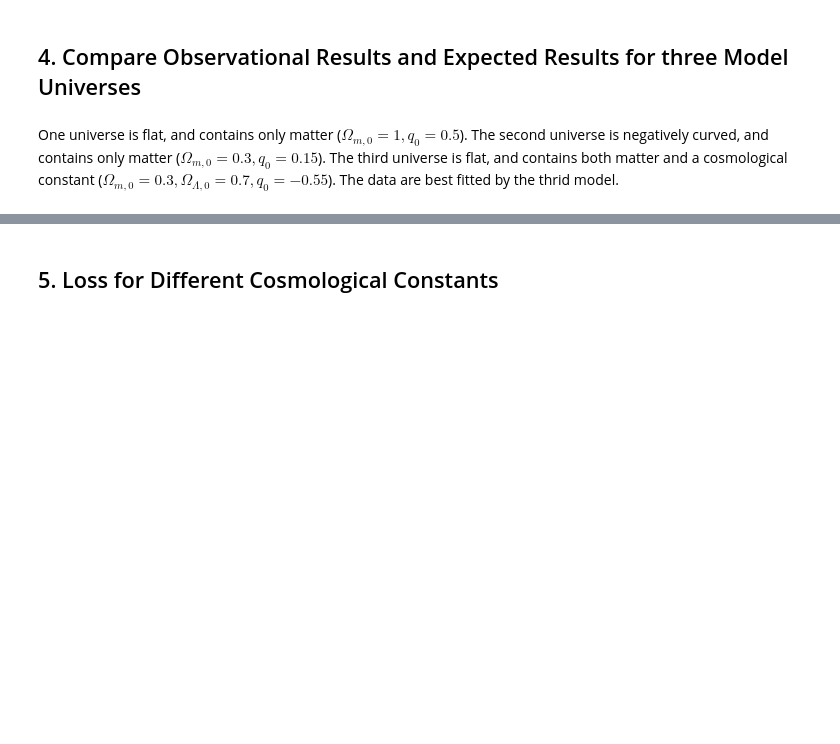
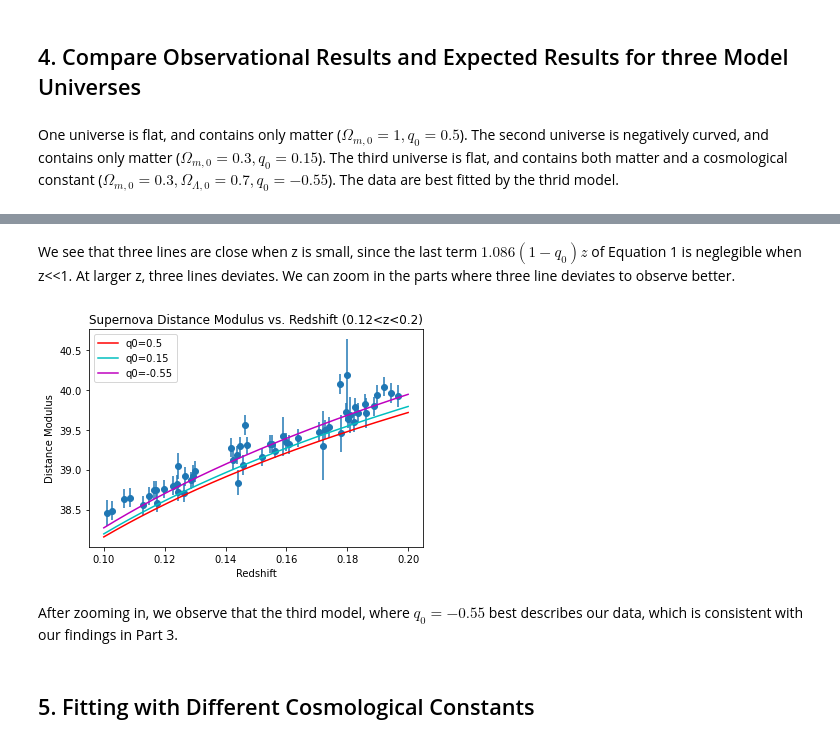
Before and after one commit to charlineshen/Constraining-Cosmological-Parameters-using-Supernovae, a Jupyter notebook: proj.ipynb, the cells around one changed output, grey strips where cells are left out. Cells and saved outputs as stored; diff of their text form; code cells hidden in the pictures; blank space fills up the shorter version.

Commit message:
finished till part 4

```diff
--- a/proj.ipynb
+++ b/proj.ipynb
@@ -188,2 +228,24 @@ One universe is flat, and contains only matter ($\Omega_{m,0}=1, q_0=0.5$). The
+# %% [markdown]
+We see that three lines are close when z is small, since the last term $1.086(1-q_0)z$ of Equation 1 is neglegible when z<<1. At larger z, three lines deviates. We can zoom in the parts where three line deviates to observe better.
+# %%
+medium_large_z_data = medium_z_data[medium_z_data["redshift"] > 0.1]
+plt.errorbar(medium_large_z_data["redshift"], medium_large_z_data["distance modulus"], yerr = medium_large_z_data["distance modulus error"], xerr=None, fmt='o', zorder=0)
+
+z_data = np.linspace(0.1, 0.2, num=200)
+
+plt.plot(z_data, calculate_dm(0.5, z_data), 'r', label="q0=0.5")
+plt.plot(z_data, calculate_dm(0.15, z_data), 'c', label="q0=0.15")
+plt.plot(z_data, calculate_dm(-0.55, z_data), 'm', label="q0=-0.55")
+
+
+plt.xlabel('Redshift')
+plt.ylabel('Distance Modulus')
+plt.title('Supernova Distance Modulus vs. Redshift (0.12<z<0.2)')
+plt.legend()
+plt.show()
+# %% [output]
+[figure, added]
+# %% [markdown]
+After zooming in, we observe that the third model, where $q_0=-0.55$ best describes our data, which is consistent with our findings in Part 3.
 # %% [markdown]
-## 5. Loss for Different Cosmological Constants
+## 5. Fitting with Different Cosmological Constants
```
Also changed, not shown: parts of 5 cells of this notebook.
